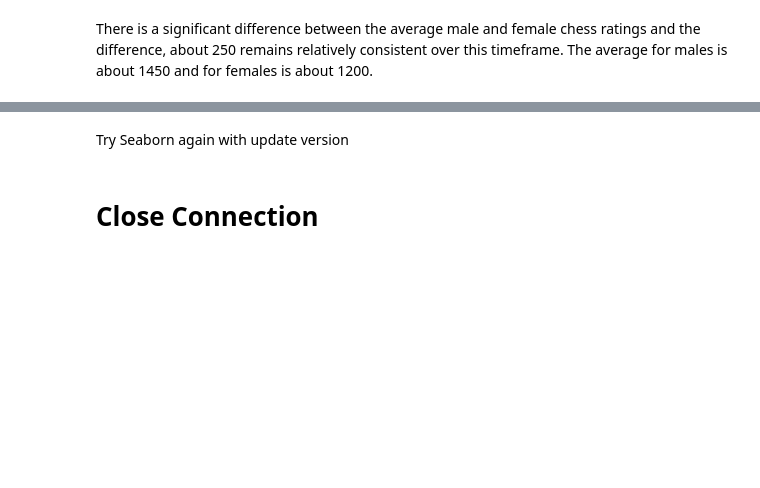
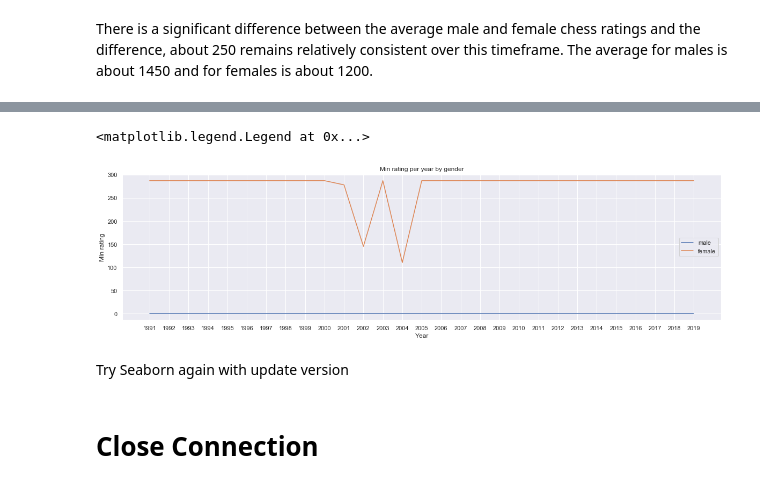
Before and after one commit to AstroBoy1/chess-ds, a Jupyter notebook: chess_exploration.ipynb, the cells around one changed output, grey strips where cells are left out. Drawn from its saved outputs; the diff is of its cells as text; code cells hidden in the pictures; blank space fills up the shorter version.

```diff
--- a/chess_exploration.ipynb
+++ b/chess_exploration.ipynb
@@ -341,3 +394,0 @@ male_uids = male_df['uid']
-# %%
-female_df = df_aggs.loc[:, list(female_uids)]
-male_df = df_aggs.loc[:, list(male_uids)]
@@ -350,0 +414,4 @@ https://pandas.pydata.org/pandas-docs/stable/indexing.html#deprecate-loc-reindex
+# %%
+female_df = df_aggs[df_aggs.columns.intersection(female_uids)]
+male_df = df_aggs[df_aggs.columns.intersection(male_uids)]
+unknown_df = df_aggs[df_aggs.columns.intersection(unknown_uids)]
@@ -377,3 +490,15 @@ AttributeError: module 'seaborn' has no attribute 'lineplot'
+# %%
+plt.figure(figsize=(20, 5))
+plt.plot(male_df_aggs.index, male_df_aggs['min'].values, label="male")
+plt.plot(female_df_aggs.index, female_df_aggs['min'].values, label="female")
+#plt.errorbar(df_aggs.index, df_aggs['mean'].values, df_aggs['std'].values, label="average")
+plt.title("Min rating per year by gender")
+plt.xlabel("Year")
+plt.ylabel("Min rating")
+plt.legend()
+# %% [output]
+<matplotlib.legend.Legend at 0x...>
+[figure, added]
 # %% [markdown]
 Try Seaborn again with update version
 # %% [markdown]
```
Also changed, not shown: parts of 31 cells of this notebook.
